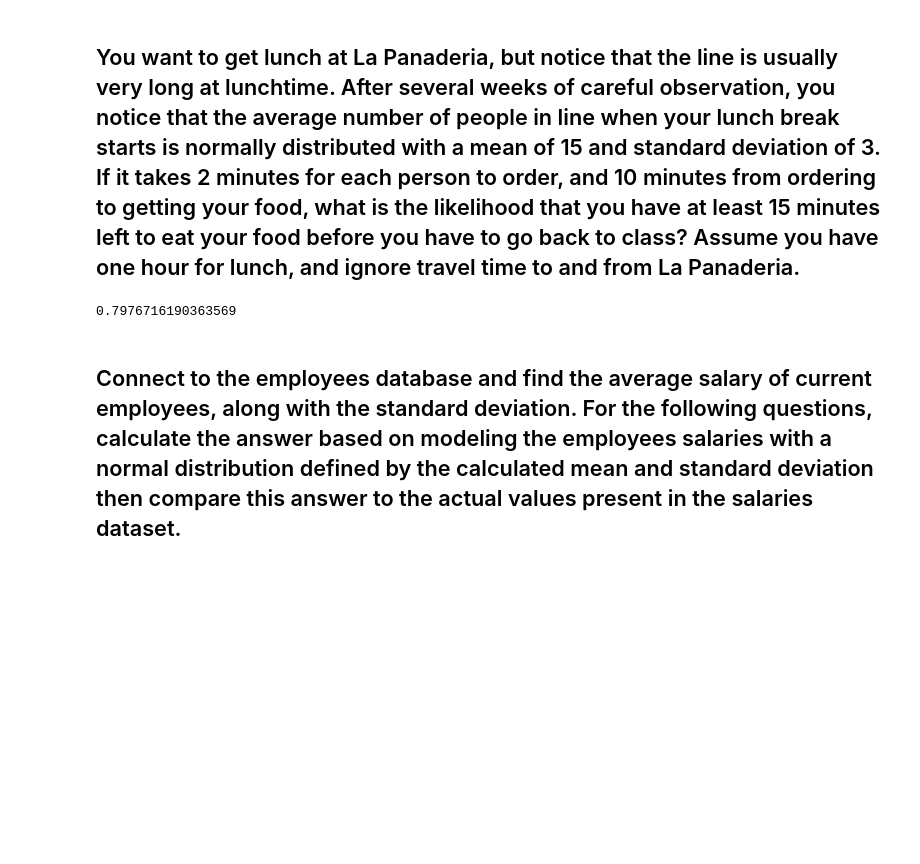
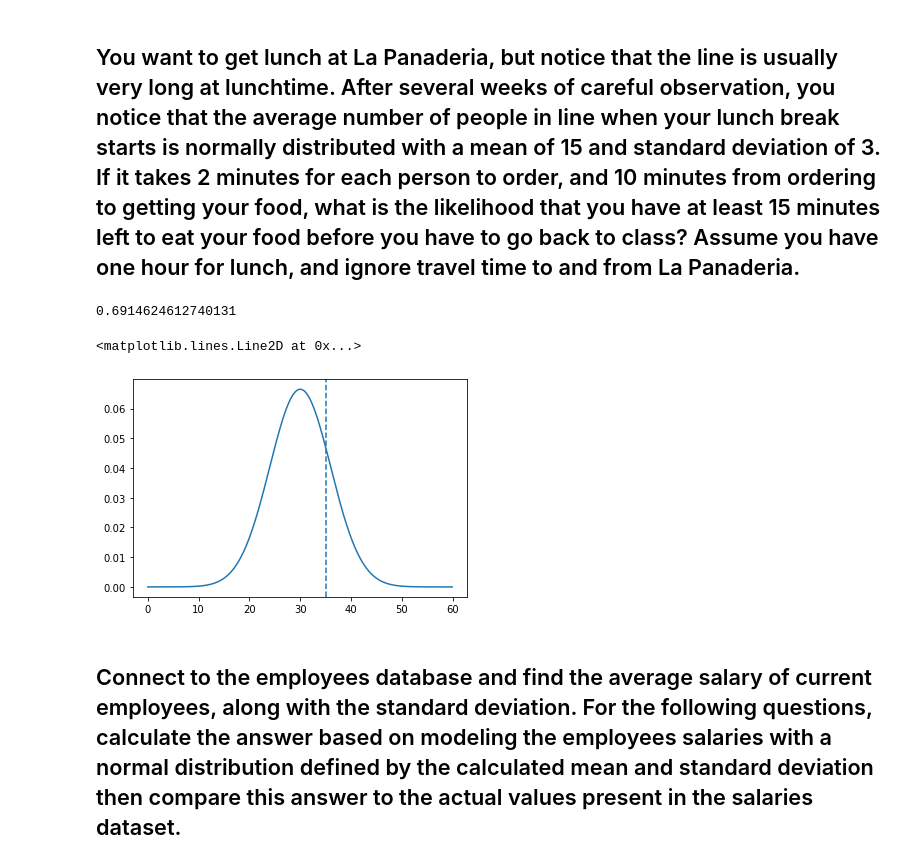
Before and after one commit to ellaxu43/statistics-exercises, a Jupyter notebook: probability_distributions.ipynb, the cells around one changed output. Saved outputs shown, nothing was run; the diff lists cells and outputs as text; code cells hidden in the pictures; blank space fills up the shorter version.

```diff
--- a/probability_distributions.ipynb
+++ b/probability_distributions.ipynb
@@ -128,9 +128,19 @@ stats.binom(n_trials, clean).cdf(0)
 
 #p45 mins get the food.
 # %%
-stats.norm(30, 6).sf(25)
+stats.norm(30, 6).cdf(33)
 # %% [output]
-0.7976716190363569
+0.6914624612740131
+# %%
+x = np.arange(0, 60 , 0.1)
+y = stats.norm(30, 6).pdf(x)
+
+plt.plot(x,y)
+plt.axvline(35, ls = '--')
+# plt.axvline(45, ls = '--')
+# %% [output]
+<matplotlib.lines.Line2D at 0x...>
+[figure, added]
 # %% [markdown]
 ## Connect to the employees database and find the average salary of current employees, along with the standard deviation. For the following questions, calculate the answer based on modeling the employees salaries with a normal distribution defined by the calculated mean and standard deviation then compare this answer to the actual values present in the salaries dataset.
 # %%
```
Also changed, not shown: parts of 11 cells of this notebook.
